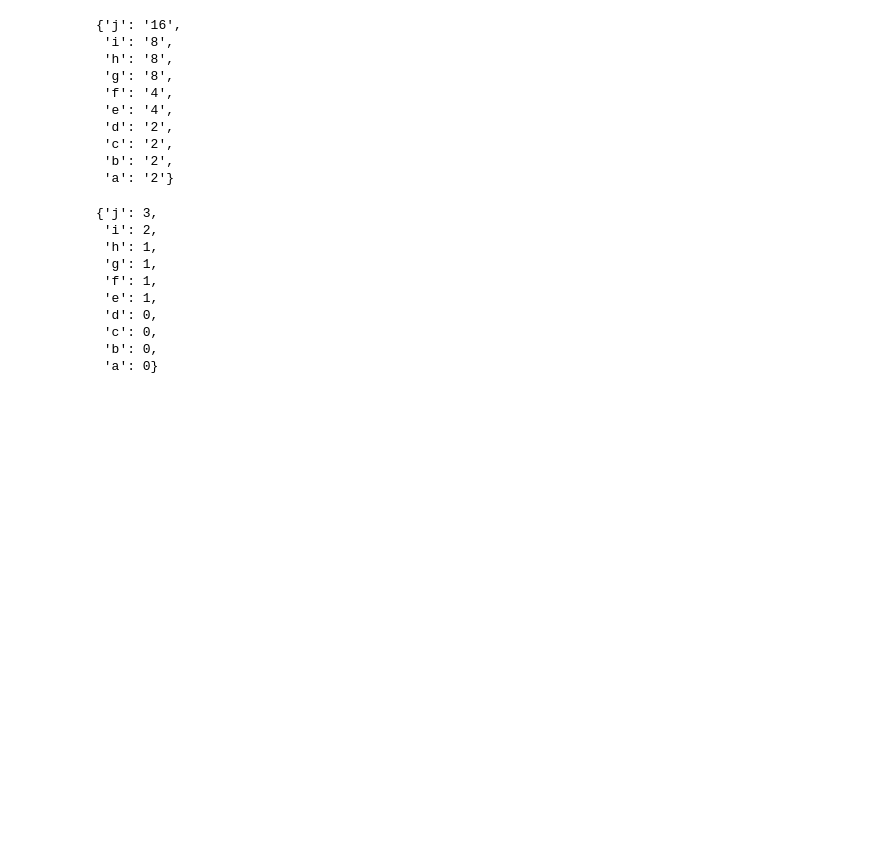
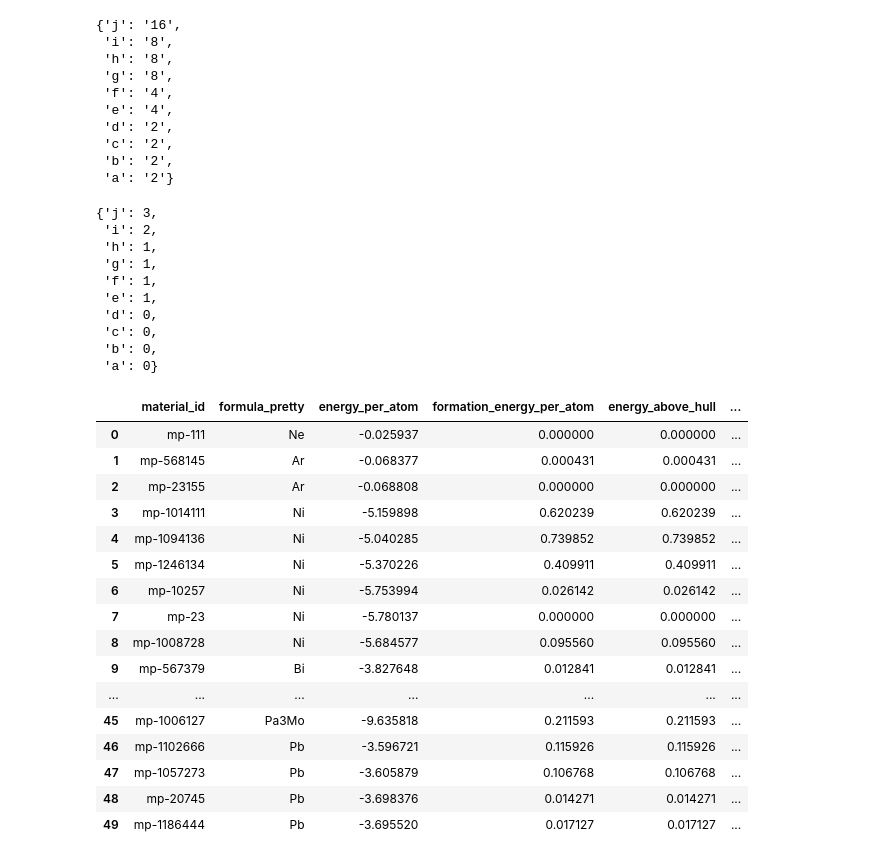
Before and after one commit to hongshuh/MatInFormer, a Jupyter notebook: tokenize_test.ipynb, the cells around one changed output. Drawn from its saved outputs; the diff is of its cells as text; code cells hidden in the pictures; blank space fills up the shorter version.

```diff
--- a/tokenize_test.ipynb
+++ b/tokenize_test.ipynb
@@ -561,0 +565,21 @@ wyckoff_position_params_dict.get(str(space_group_num))
+# %%
+data = pd.read_csv('data/mp_sample.csv')
+data
+# %% [output]
+|  | material_id | formula_pretty | energy_per_atom | formation_energy_per_atom | energy_above_hull | ... |
+| 0 | mp-111 | Ne | -0.025937 | 0.000000 | 0.000000 | ... |
+| 1 | mp-568145 | Ar | -0.068377 | 0.000431 | 0.000431 | ... |
+| 2 | mp-23155 | Ar | -0.068808 | 0.000000 | 0.000000 | ... |
+| 3 | mp-1014111 | Ni | -5.159898 | 0.620239 | 0.620239 | ... |
+| 4 | mp-1094136 | Ni | -5.040285 | 0.739852 | 0.739852 | ... |
+| 5 | mp-1246134 | Ni | -5.370226 | 0.409911 | 0.409911 | ... |
+| 6 | mp-10257 | Ni | -5.753994 | 0.026142 | 0.026142 | ... |
+| 7 | mp-23 | Ni | -5.780137 | 0.000000 | 0.000000 | ... |
+| 8 | mp-1008728 | Ni | -5.684577 | 0.095560 | 0.095560 | ... |
+| 9 | mp-567379 | Bi | -3.827648 | 0.012841 | 0.012841 | ... |
+| ... | ... | ... | ... | ... | ... | ... |
+| 45 | mp-1006127 | Pa3Mo | -9.635818 | 0.211593 | 0.211593 | ... |
+| 46 | mp-1102666 | Pb | -3.596721 | 0.115926 | 0.115926 | ... |
+| 47 | mp-1057273 | Pb | -3.605879 | 0.106768 | 0.106768 | ... |
+| 48 | mp-20745 | Pb | -3.698376 | 0.014271 | 0.014271 | ... |
+| 49 | mp-1186444 | Pb | -3.695520 | 0.017127 | 0.017127 | ... |
```
Also changed, not shown: parts of 11 cells of this notebook, 21 other files.
